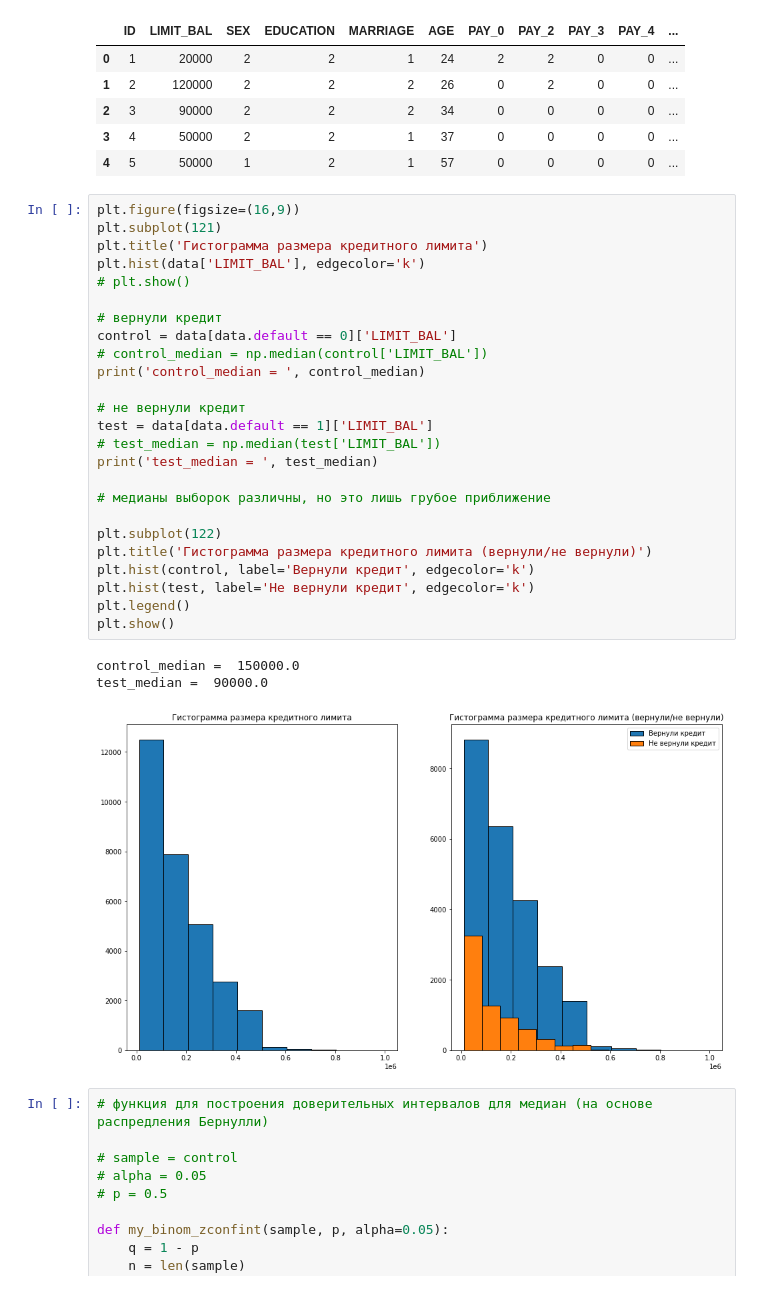
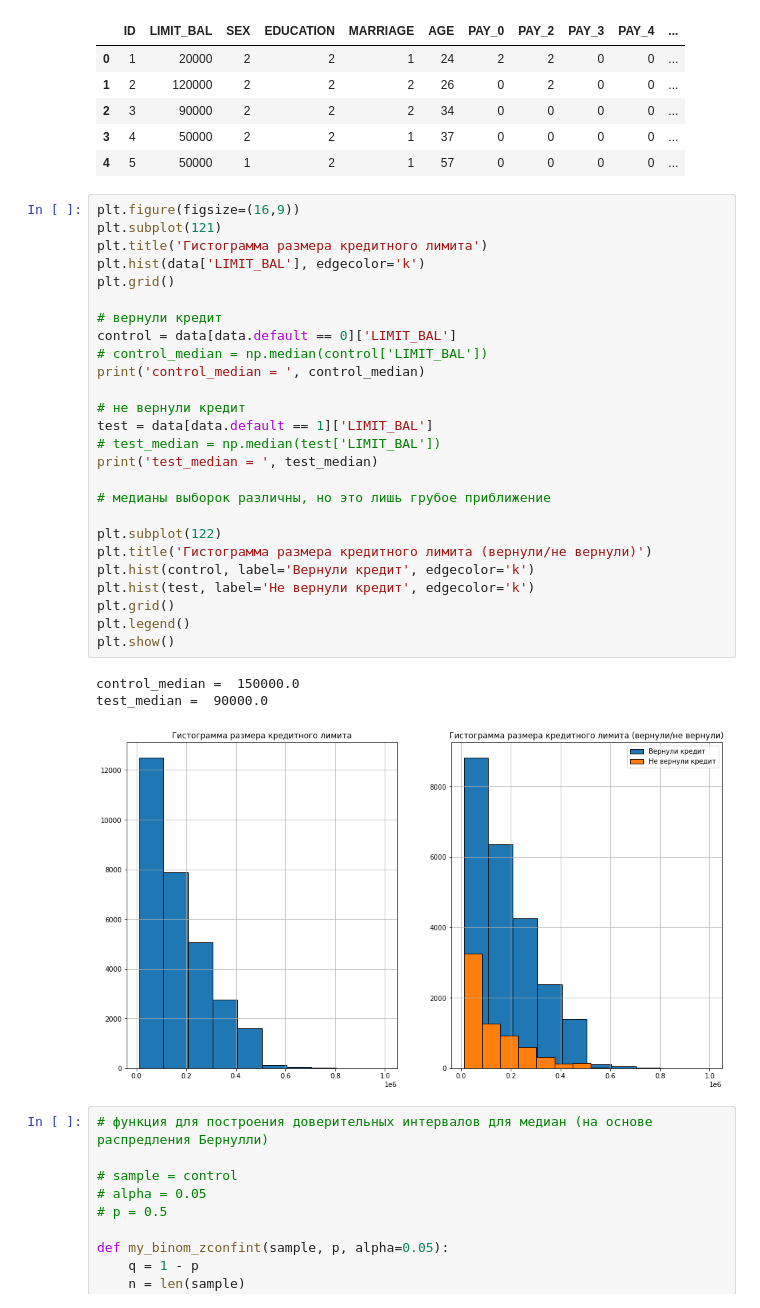
Before and after one commit to RBVV23/Coursera, a Jupyter notebook: Построение выводов по данным/Week_4/Task_1/task_1.ipynb, the cells around one changed output. Cells and saved outputs as stored; diff of their text form.

```diff
--- a/Построение выводов по данным/Week_4/Task_1/task_1.ipynb
+++ b/Построение выводов по данным/Week_4/Task_1/task_1.ipynb
@@ -26,32 +26,33 @@ data.head()
 # %%
 plt.figure(figsize=(16,9))
 plt.subplot(121)
 plt.title('Гистограмма размера кредитного лимита')
 plt.hist(data['LIMIT_BAL'], edgecolor='k')
-# plt.show()
+plt.grid()
 
 # вернули кредит
 control = data[data.default == 0]['LIMIT_BAL']
 # control_median = np.median(control['LIMIT_BAL'])
 print('control_median = ', control_median)
 
 # не вернули кредит
 test = data[data.default == 1]['LIMIT_BAL']
 # test_median = np.median(test['LIMIT_BAL'])
 print('test_median = ', test_median)
 
 # медианы выборок различны, но это лишь грубое приближение
 
 plt.subplot(122)
 plt.title('Гистограмма размера кредитного лимита (вернули/не вернули)')
 plt.hist(control, label='Вернули кредит', edgecolor='k')
 plt.hist(test, label='Не вернули кредит', edgecolor='k')
+plt.grid()
 plt.legend()
 plt.show()
 # %% [output]
 control_median =  150000.0
 test_median =  90000.0
-[figure, old version]
+[figure, new version]
 # %%
 # функция для построения доверительных интервалов для медиан (на основе распредления Бернулли)
 
```
Also changed, not shown: parts of 11 cells of this notebook.
